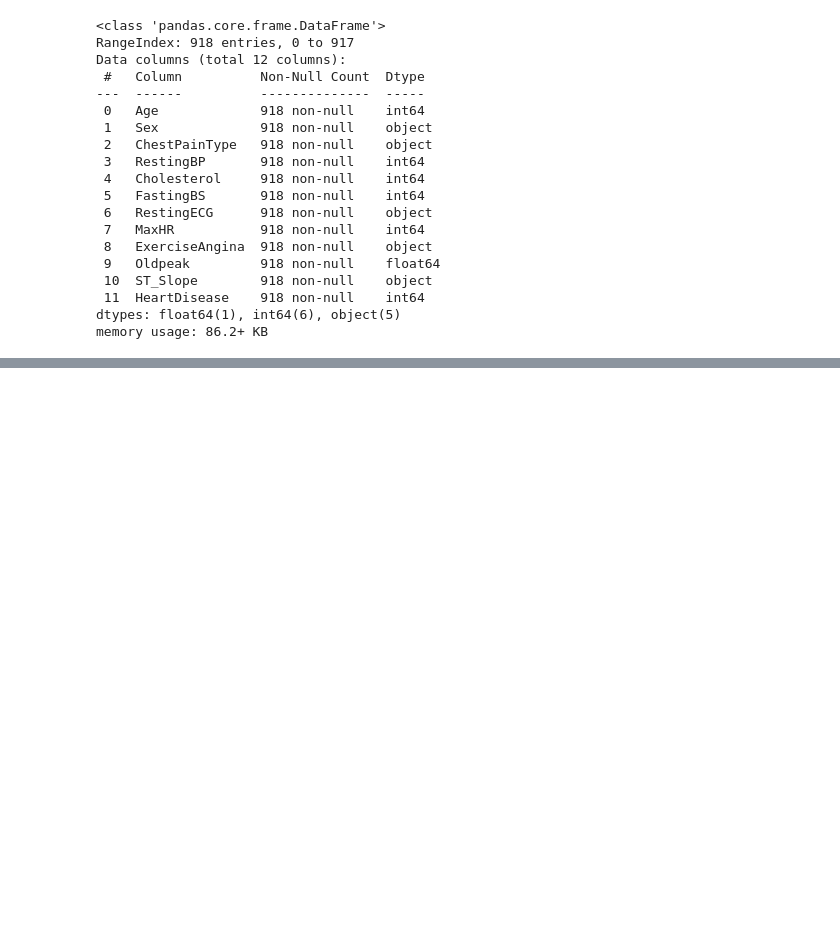
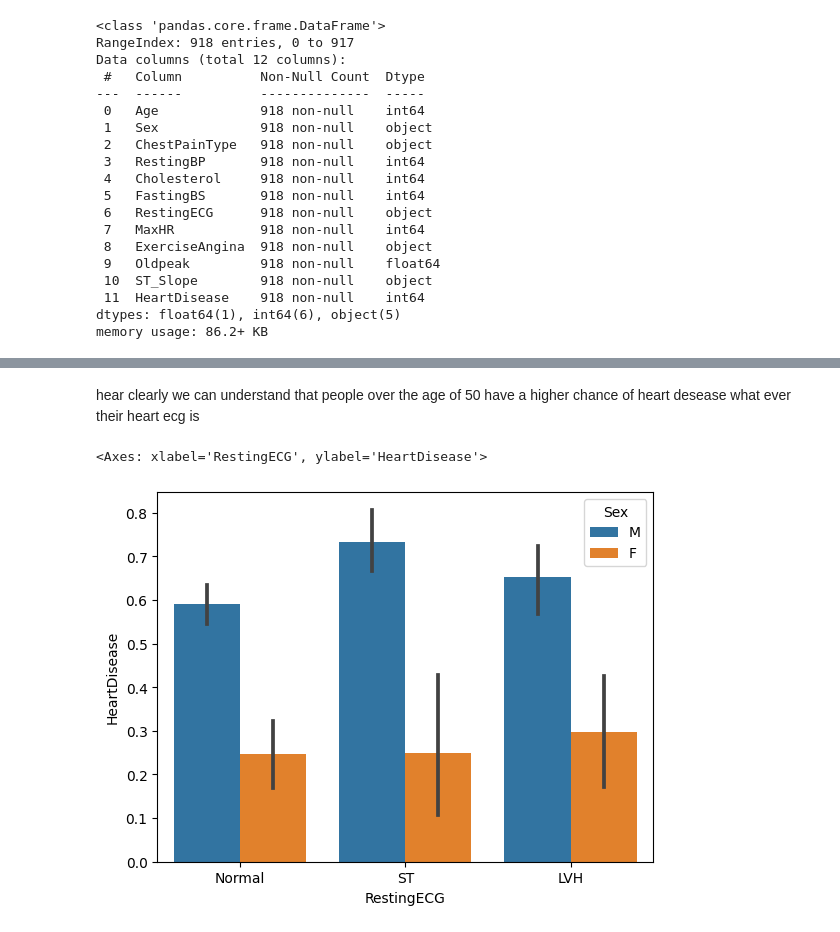
Before and after one commit to fadh1l/heart-pred-sys, a Jupyter notebook: heartpred.ipynb, the cells around one changed output, grey strips where cells are left out. Saved outputs shown, nothing was run; the diff lists cells and outputs as text; code cells hidden in the pictures; blank space fills up the shorter version.

```diff
--- a/heartpred.ipynb
+++ b/heartpred.ipynb
@@ -156,0 +67,7 @@ sns.barplot("ExerciseAngina", y="HeartDisease", data=df, ci=None, ax=axes[2])
+# %% [markdown]
+hear clearly we can understand that people over the age of 50 have a higher chance of heart desease what ever their heart ecg is
+# %%
+sns.barplot(x=data.RestingECG,hue=data.Sex,y=data.HeartDisease)
+# %% [output]
+<Axes: xlabel='RestingECG', ylabel='HeartDisease'>
+[figure, added]
```
Also changed, not shown: parts of 22 cells of this notebook.
